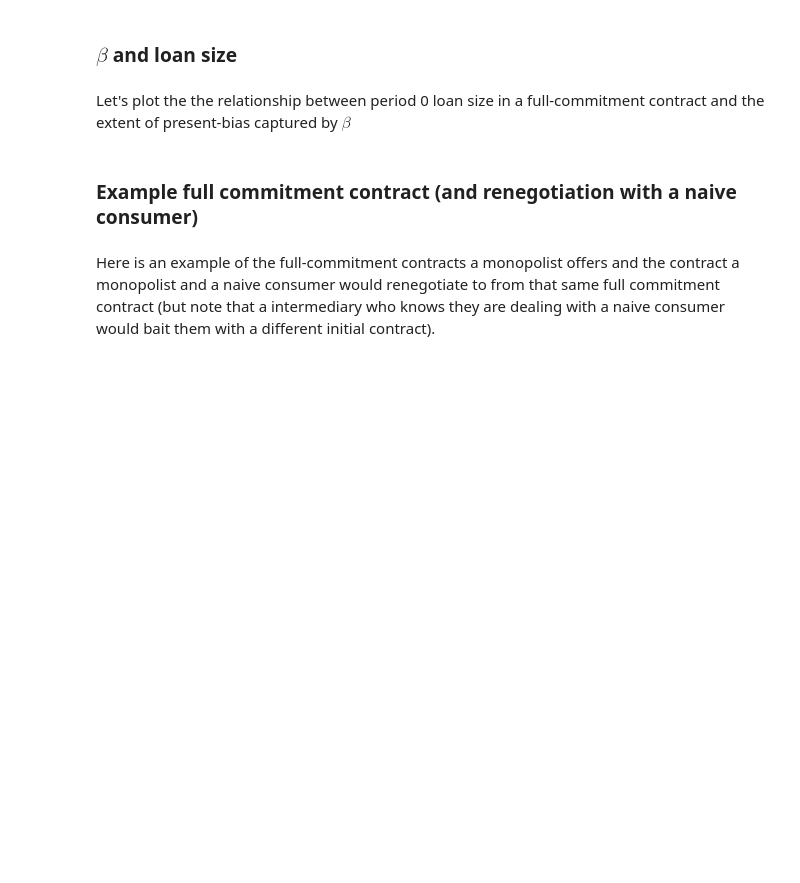
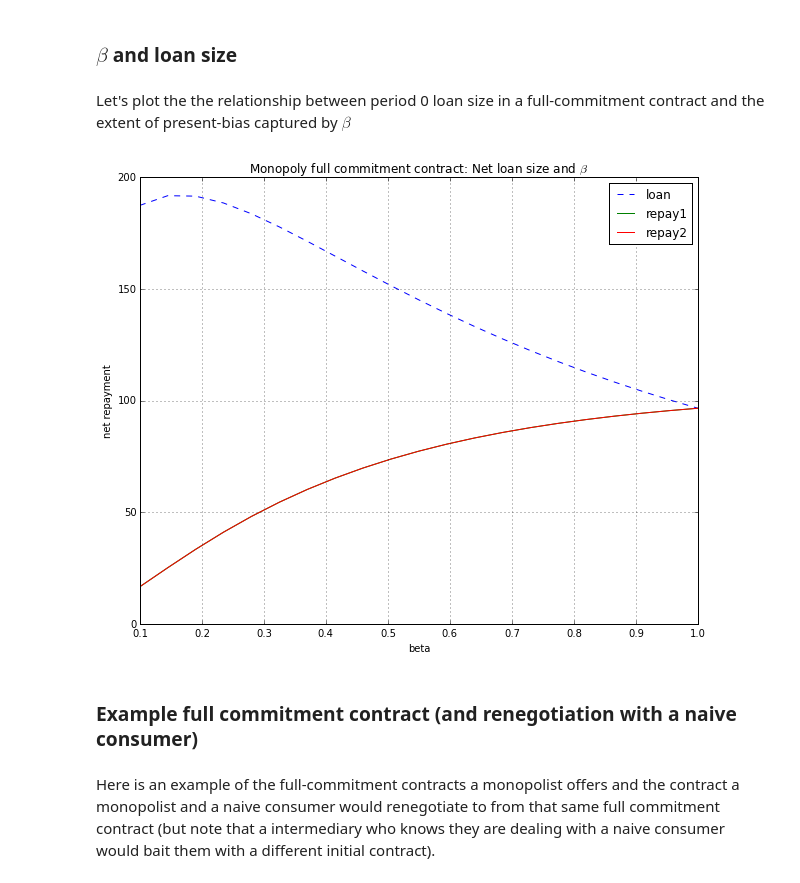
Before and after one commit to jhconning/renegotiation, a Jupyter notebook: py/monopoly.ipynb, the cells around one changed output. Saved outputs shown, nothing was run; the diff lists cells and outputs as text; code cells hidden in the pictures; blank space fills up the shorter version.

```diff
--- a/py/monopoly.ipynb
+++ b/py/monopoly.ipynb
@@ -538,26 +545,30 @@ Let's plot the the relationship between period 0 loan size in a full-commitment
 # %%
-cM = MonopolyContract(0.8)               # create an instance m
-
+cM = Contract.Monopoly(0.75)               # create an instance m
+cM.y=[140,80,80]
 num_pts = 21
-betas = linspace(0.1,1,num_pts)           # iterate over different values of beta
-CMF = zeros((3,num_pts))                  # a three row matrix to store (c0,c1,c2) for each beta
+betas = np.linspace(0.1,1,num_pts)           # iterate over different values of beta
+CMF = np.zeros((3,num_pts))                  # a three row matrix to store (c0,c1,c2) for each beta
 
 for i in range(0,num_pts):
     cM.beta = betas[i]                    # change beta before recalculating optimal contract
     CMF[:,i] = cM.fcommit()
 
-loan   = CMF[0,:] - cM.y[0]               # save results for plotting
-repay1 = CMF[1,:] - cM.y[1]
-repay2 = CMF[2,:] - cM.y[2]
+loan   = CMF[0,:] #- cM.y[0]               # save results for plotting
+repay1 = CMF[1,:] #- cM.y[1]
+repay2 = CMF[2,:] #- cM.y[2]
 
-plot(betas,loan,'--')                          # plot
-plot(betas,repay1)
-plot(betas,repay2)
-grid()
-title('Monopoly Commitment Contract as function of beta')
-xlabel('beta')
-ylabel('net repayment')
-legend(['loan','repay1','repay2'])
+
+plt.plot(betas,loan,'--')                          # plot
+plt.plot(betas,repay1)
+plt.plot(betas,repay2)
+plt.grid()
+plt.title('Monopoly full commitment contract: Net loan size and $\\beta$')
+plt.xlabel('beta')
+plt.ylabel('net repayment')
+plt.legend(['loan','repay1','repay2'])
+plt.savefig(r'figs\LoanVsBeta.pdf',format='pdf')
+# %% [output]
+[figure, added]
 # %% [markdown]
 ### Example full commitment contract (and renegotiation with a naive consumer)
 # %% [markdown]
```
Also changed, not shown: parts of 21 cells of this notebook, 3 other files.
